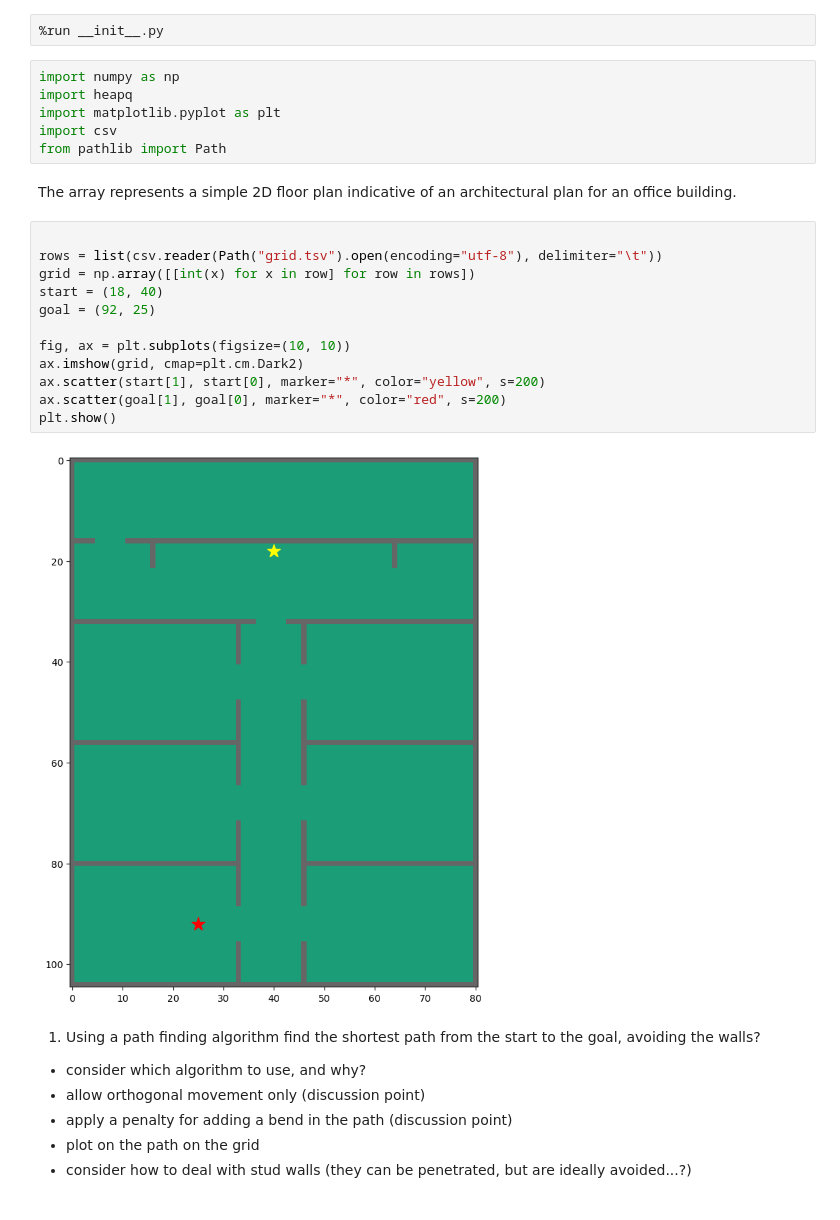
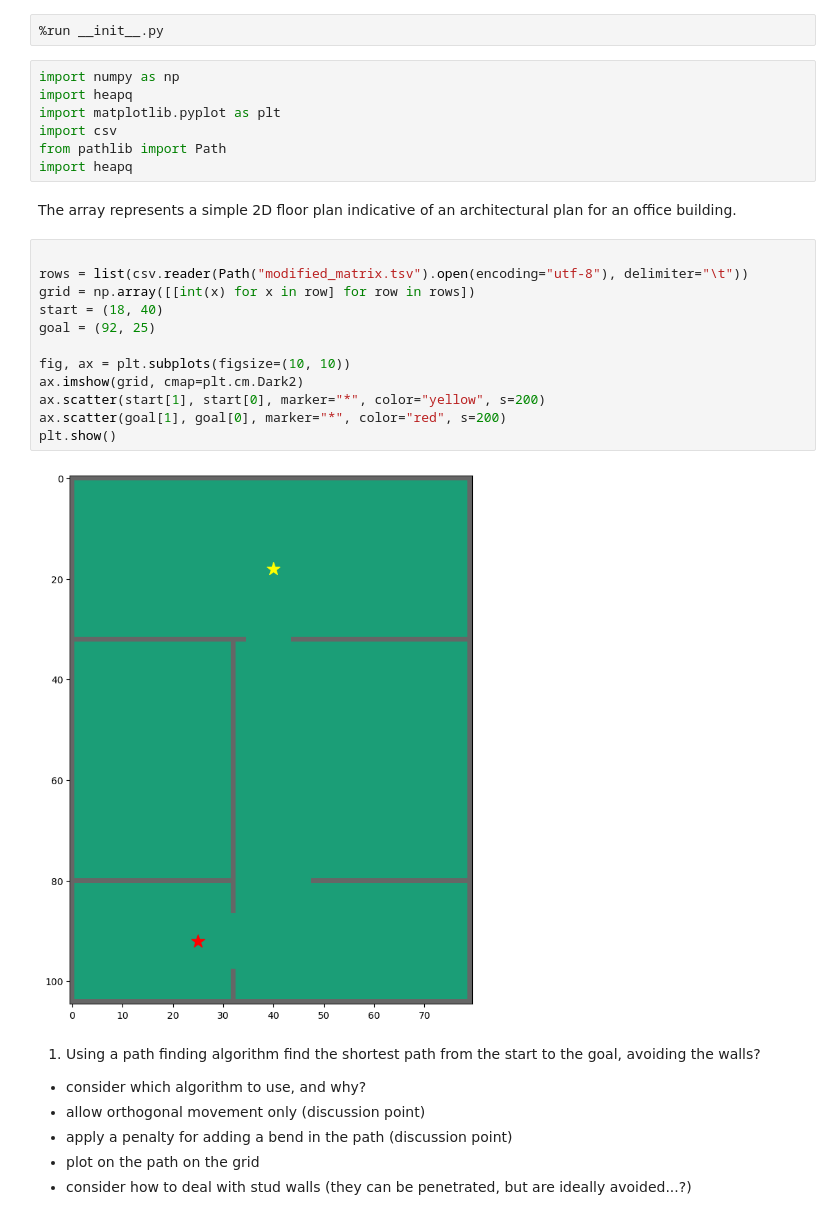
Before and after one commit to Will-Curwen/full-stack-dev-interview_WJC, a Jupyter notebook: question-python-engineering.ipynb, the cells around one changed output. Drawn from its saved outputs; the diff is of its cells as text.

```diff
--- a/question-python-engineering.ipynb
+++ b/question-python-engineering.ipynb
@@ -10,22 +10,23 @@ import heapq
 import matplotlib.pyplot as plt
 import csv
 from pathlib import Path
+import heapq
 # %% [markdown]
 The array represents a simple 2D floor plan indicative of an architectural plan for an office building.
 # %%
 
-rows = list(csv.reader(Path("grid.tsv").open(encoding="utf-8"), delimiter="\t"))
+rows = list(csv.reader(Path("modified_matrix.tsv").open(encoding="utf-8"), delimiter="\t"))
 grid = np.array([[int(x) for x in row] for row in rows])
 start = (18, 40)
 goal = (92, 25)
 
 fig, ax = plt.subplots(figsize=(10, 10))
 ax.imshow(grid, cmap=plt.cm.Dark2)
 ax.scatter(start[1], start[0], marker="*", color="yellow", s=200)
 ax.scatter(goal[1], goal[0], marker="*", color="red", s=200)
 plt.show()
 # %% [output]
-[figure, old version]
+[figure, new version]
 # %% [markdown]
 1. Using a path finding algorithm find the shortest path from the start to the goal, avoiding the walls?
 
```
Also changed, not shown: parts of 2 cells of this notebook.
